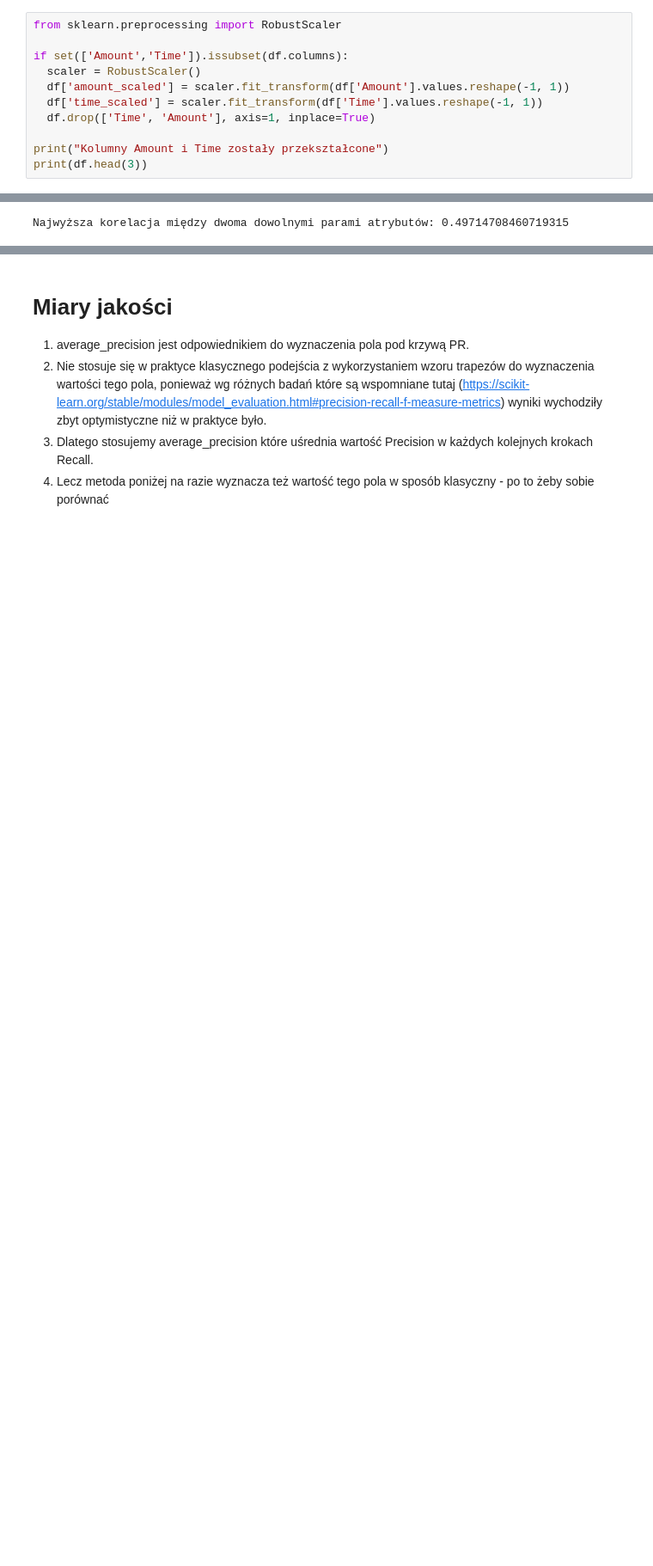
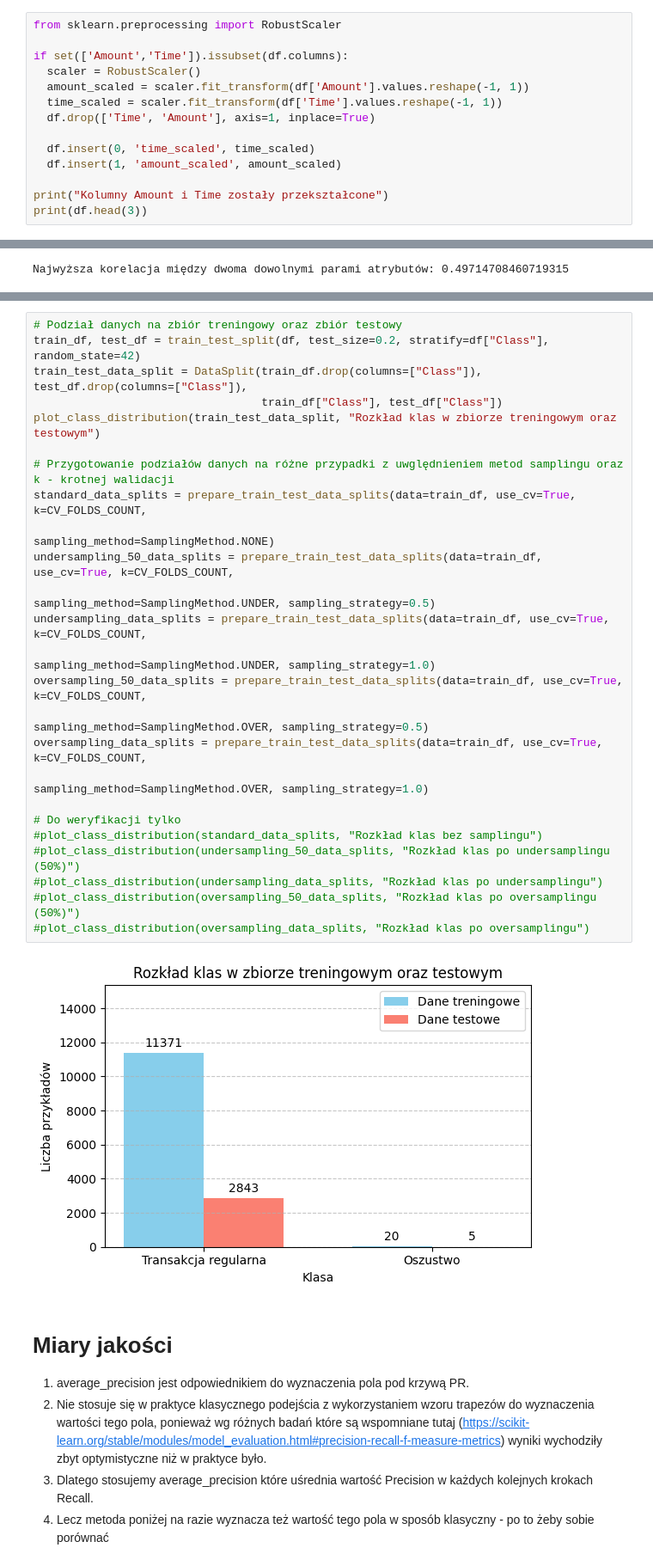
Before and after one commit to Sarnapa/Credit-Card-Fraud-Detection, a Jupyter notebook: Notebooks/CreditCardFraudDetection_AnomalyDetectionAnalysis.ipynb, the cells around one changed output, grey strips where cells are left out. Shown at 86% size. Drawn from its saved outputs; the diff is of its cells as text; blank space fills up the shorter version.

```diff
--- a/Notebooks/CreditCardFraudDetection_AnomalyDetectionAnalysis.ipynb
+++ b/Notebooks/CreditCardFraudDetection_AnomalyDetectionAnalysis.ipynb
@@ -208,9 +208,12 @@ from sklearn.preprocessing import RobustScaler
 
 if set(['Amount','Time']).issubset(df.columns):
   scaler = RobustScaler()
-  df['amount_scaled'] = scaler.fit_transform(df['Amount'].values.reshape(-1, 1))
-  df['time_scaled'] = scaler.fit_transform(df['Time'].values.reshape(-1, 1))
+  amount_scaled = scaler.fit_transform(df['Amount'].values.reshape(-1, 1))
+  time_scaled = scaler.fit_transform(df['Time'].values.reshape(-1, 1))
   df.drop(['Time', 'Amount'], axis=1, inplace=True)
+
+  df.insert(0, 'time_scaled', time_scaled)
+  df.insert(1, 'amount_scaled', amount_scaled)
 
 print("Kolumny Amount i Time zostały przekształcone")
 print(df.head(3))
@@ -416,3 +406,30 @@ plot_class_distribution(cv_data_splits, "Rozkład klas w k-krotnej walidacji")
+# %%
+# Podział danych na zbiór treningowy oraz zbiór testowy
+train_df, test_df = train_test_split(df, test_size=0.2, stratify=df["Class"], random_state=42)
+train_test_data_split = DataSplit(train_df.drop(columns=["Class"]), test_df.drop(columns=["Class"]),
+                                  train_df["Class"], test_df["Class"])
+plot_class_distribution(train_test_data_split, "Rozkład klas w zbiorze treningowym oraz testowym")
+
+# Przygotowanie podziałów danych na różne przypadki z uwględnieniem metod samplingu oraz k - krotnej walidacji
+standard_data_splits = prepare_train_test_data_splits(data=train_df, use_cv=True, k=CV_FOLDS_COUNT,
+                                                     sampling_method=SamplingMethod.NONE)
+undersampling_50_data_splits = prepare_train_test_data_splits(data=train_df, use_cv=True, k=CV_FOLDS_COUNT,
+                                                             sampling_method=SamplingMethod.UNDER, sampling_strategy=0.5)
+undersampling_data_splits = prepare_train_test_data_splits(data=train_df, use_cv=True, k=CV_FOLDS_COUNT,
+                                                             sampling_method=SamplingMethod.UNDER, sampling_strategy=1.0)
+oversampling_50_data_splits = prepare_train_test_data_splits(data=train_df, use_cv=True, k=CV_FOLDS_COUNT,
+                                                             sampling_method=SamplingMethod.OVER, sampling_strategy=0.5)
+oversampling_data_splits = prepare_train_test_data_splits(data=train_df, use_cv=True, k=CV_FOLDS_COUNT,
+                                                             sampling_method=SamplingMethod.OVER, sampling_strategy=1.0)
+
+# Do weryfikacji tylko
+#plot_class_distribution(standard_data_splits, "Rozkład klas bez samplingu")
+#plot_class_distribution(undersampling_50_data_splits, "Rozkład klas po undersamplingu (50%)")
+#plot_class_distribution(undersampling_data_splits, "Rozkład klas po undersamplingu")
+#plot_class_distribution(oversampling_50_data_splits, "Rozkład klas po oversamplingu (50%)")
+#plot_class_distribution(oversampling_data_splits, "Rozkład klas po oversamplingu")
+# %% [output]
+[figure, added]
 # %% [markdown]
 # Miary jakości
 
```
Also changed, not shown: parts of 38 cells of this notebook.
